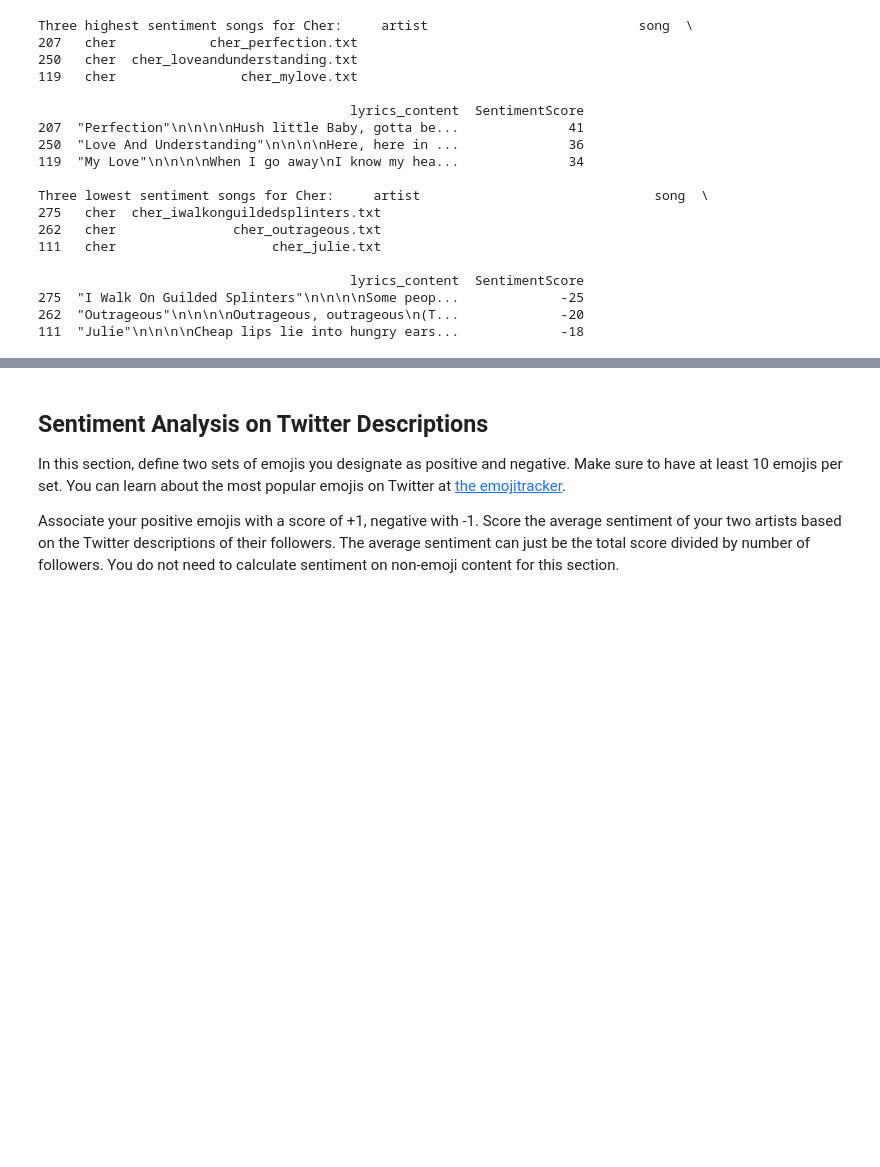
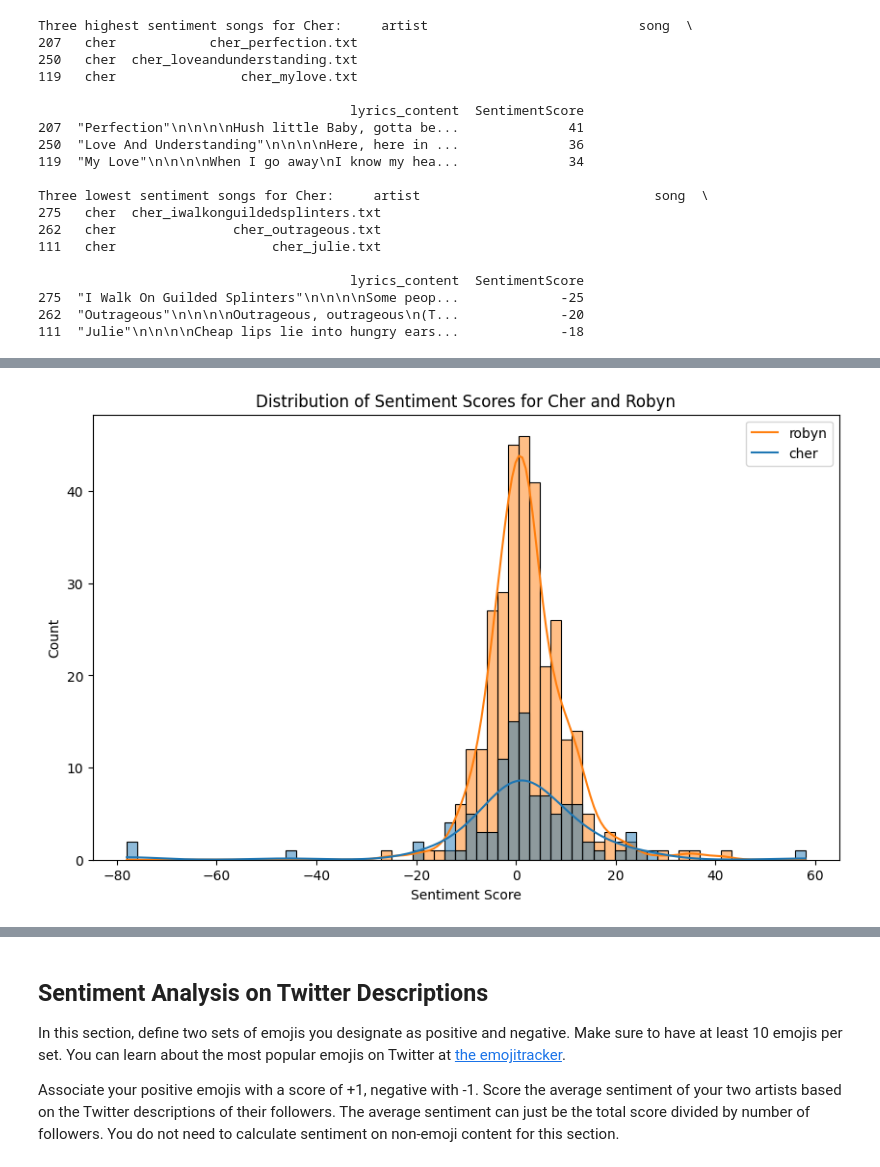
Before and after one commit to kyledalope/ads509-tm-sentiment, a Jupyter notebook: Sentiment Assignment.ipynb, the cells around one changed output, grey strips where cells are left out. Drawn from its saved outputs; the diff is of its cells as text; code cells hidden in the pictures; blank space fills up the shorter version.

```diff
--- a/Sentiment Assignment.ipynb
+++ b/Sentiment Assignment.ipynb
@@ -208,3 +312,15 @@ Three lowest sentiment songs for Cher:     artist                              s
+# %%
+# Plot the distributions of the sentiment scores for both artists
+
+plt.figure(figsize=(10, 6))
+sns.histplot(data=lyrics_data, x = 'SentimentScore', hue = 'artist', kde = True)
+plt.title('Distribution of Sentiment Scores for Cher and Robyn')
+plt.xlabel('Sentiment Score')
+plt.ylabel('Count')
+plt.legend(labels=lyrics_data['artist'].unique())
+plt.show()
+# %% [output]
+[figure, added]
 # %% [markdown]
 ### Questions
 
```
Also changed, not shown: parts of 8 cells of this notebook.
